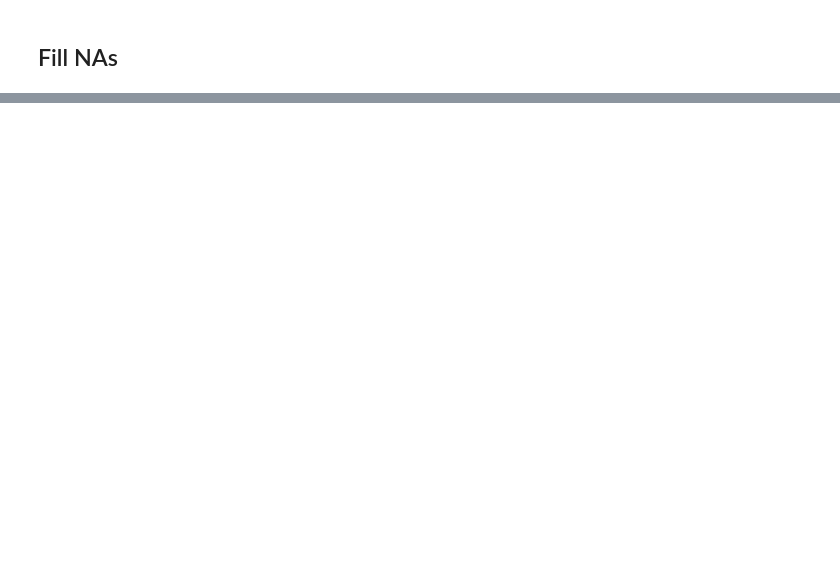
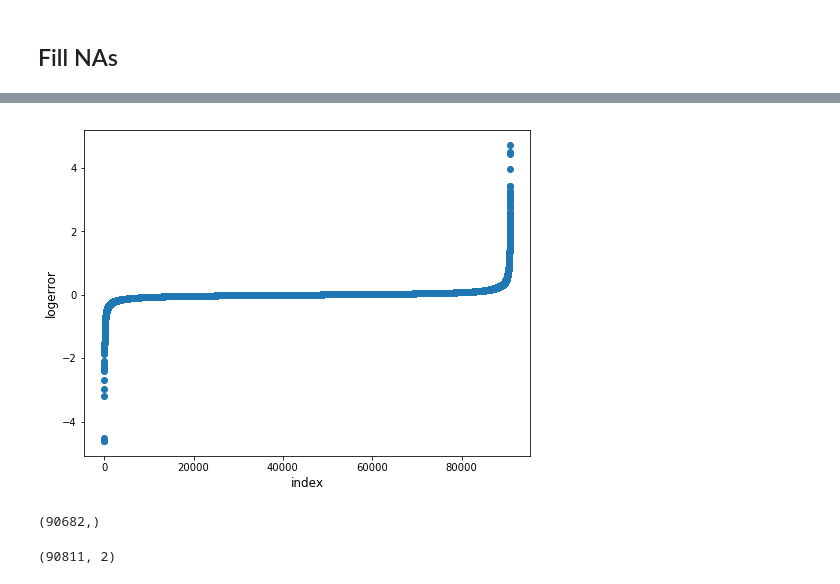
Before and after one commit to RedLiN5/ZillowPrice, a Jupyter notebook: EDA.ipynb, the cells around one changed output, grey strips where cells are left out. Drawn from its saved outputs; the diff is of its cells as text; code cells hidden in the pictures; blank space fills up the shorter version.

```diff
--- a/EDA.ipynb
+++ b/EDA.ipynb
@@ -204,0 +213,2 @@ for var in data.columns[data.dtypes != 'object']:
+# %%
+train_df = pd.read_table('train_2016.csv', header=0, index_col=None, sep=',')
@@ -204,0 +230,16 @@ for var in data.columns[data.dtypes != 'object']:
+# %%
+plt.figure(figsize=(8,6))
+plt.scatter(range(train_df.shape[0]), np.sort(train_df.logerror.values))
+plt.xlabel('index', fontsize=12)
+plt.ylabel('logerror', fontsize=12)
+plt.show()
+# %% [output]
+[figure, added]
+# %%
+np.unique(train_df.index).shape
+# %% [output]
+(90682,)
+# %%
+train_df.shape
+# %% [output]
+(90811, 2)
```
Also changed, not shown: parts of 22 cells of this notebook.
